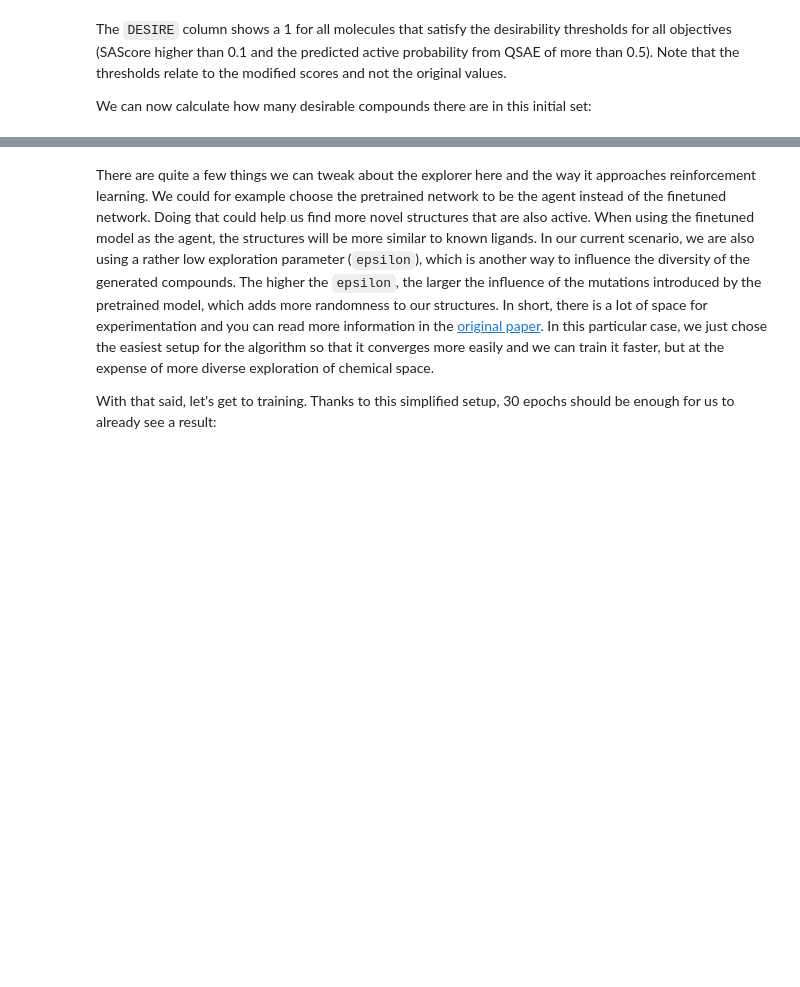
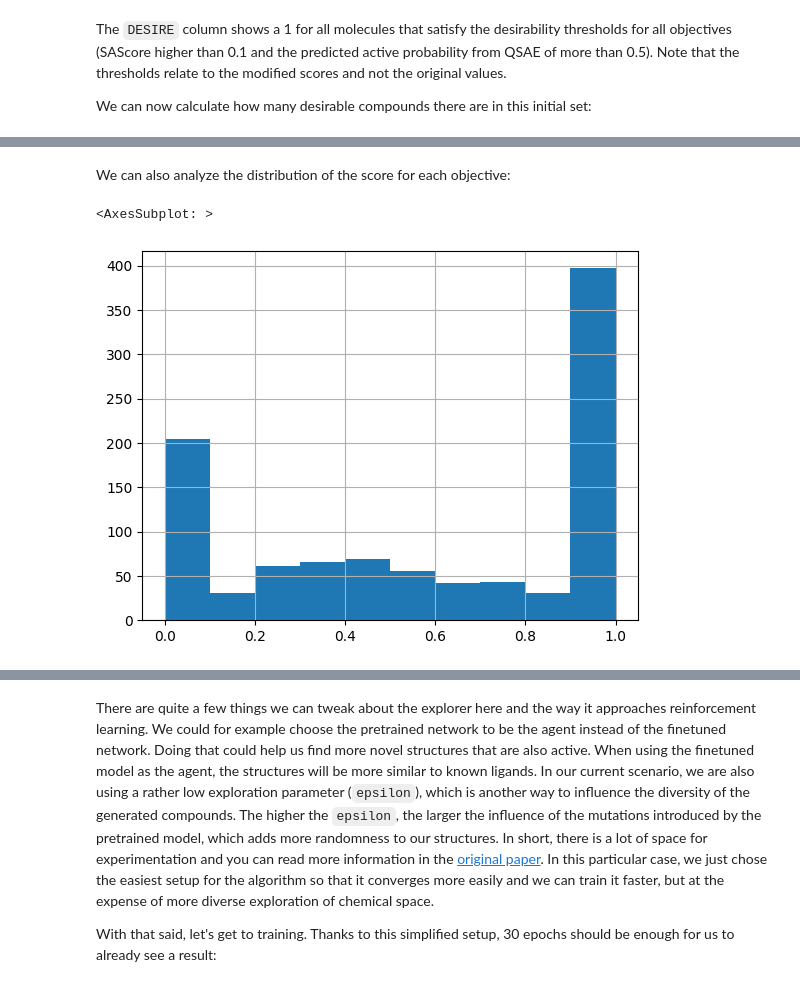
Before and after one commit to martin-sicho/drugex-demo, a Jupyter notebook: de_novo.ipynb, the cells around one changed output, grey strips where cells are left out. Cells and saved outputs as stored; diff of their text form; code cells hidden in the pictures; blank space fills up the shorter version.

```diff
--- a/de_novo.ipynb
+++ b/de_novo.ipynb
@@ -465,0 +444,7 @@ sum(scores["DESIRE"]) / len(scores)
+# %% [markdown]
+We can also analyze the distribution of the score for each objective:
+# %%
+scores.A2A_CLS_MS.hist()
+# %% [output]
+<AxesSubplot: >
+[figure, added]
```
Also changed, not shown: parts of 30 cells of this notebook.
